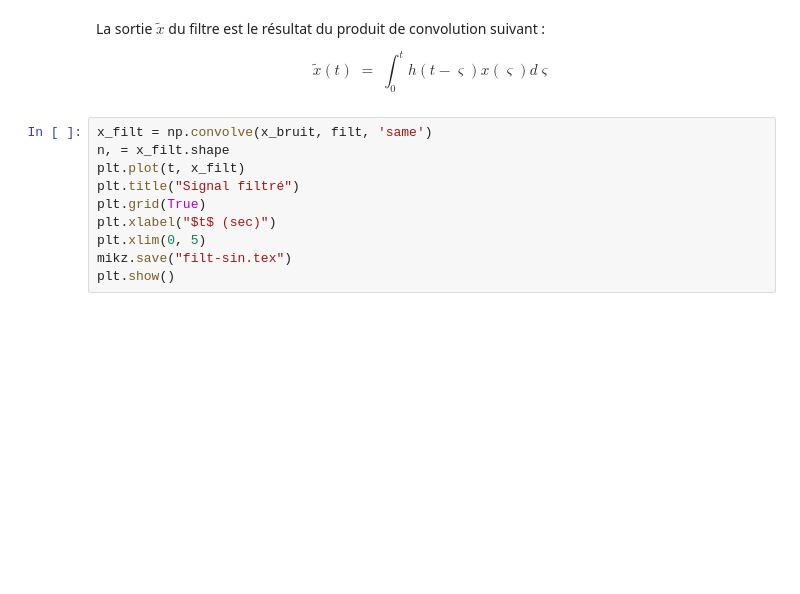
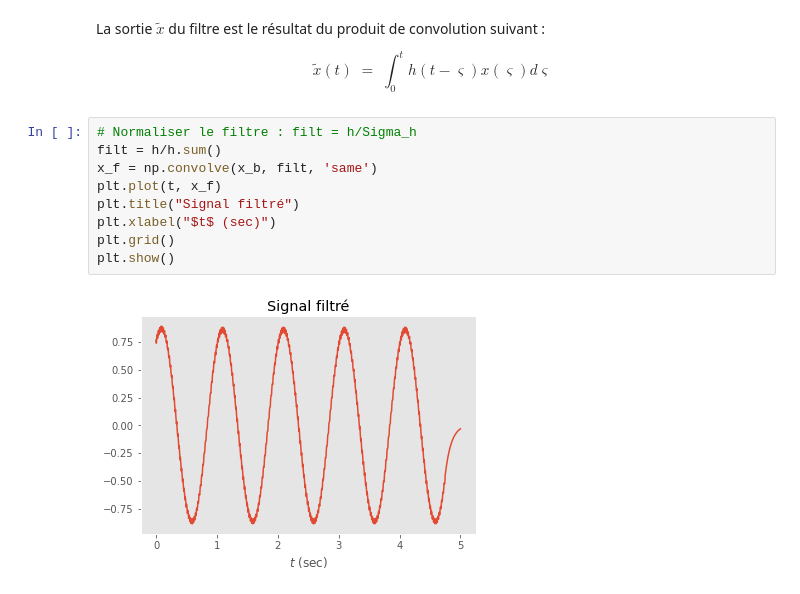
Before and after one commit to a-mhamdi/cosnip, a Jupyter notebook: Python/sig-proc/conv-1d.ipynb, the cells around one changed output. Drawn from its saved outputs; the diff is of its cells as text; blank space fills up the shorter version.

```diff
--- a/Python/sig-proc/conv-1d.ipynb
+++ b/Python/sig-proc/conv-1d.ipynb
@@ -82,12 +78,13 @@ $$
 \tilde{x}(t) \;=\; \displaystyle\int_{0}^{t}h(t-\varsigma)x(\varsigma)d\varsigma
 $$
 # %%
-x_filt = np.convolve(x_bruit, filt, 'same')
-n, = x_filt.shape
-plt.plot(t, x_filt)
+# Normaliser le filtre : filt = h/Sigma_h
+filt = h/h.sum()
+x_f = np.convolve(x_b, filt, 'same')
+plt.plot(t, x_f)
 plt.title("Signal filtré")
-plt.grid(True)
 plt.xlabel("$t$ (sec)")
-plt.xlim(0, 5)
-mikz.save("filt-sin.tex")
+plt.grid()
 plt.show()
+# %% [output]
+[figure, added]
```
Also changed, not shown: parts of 7 cells of this notebook, 3 other files.
